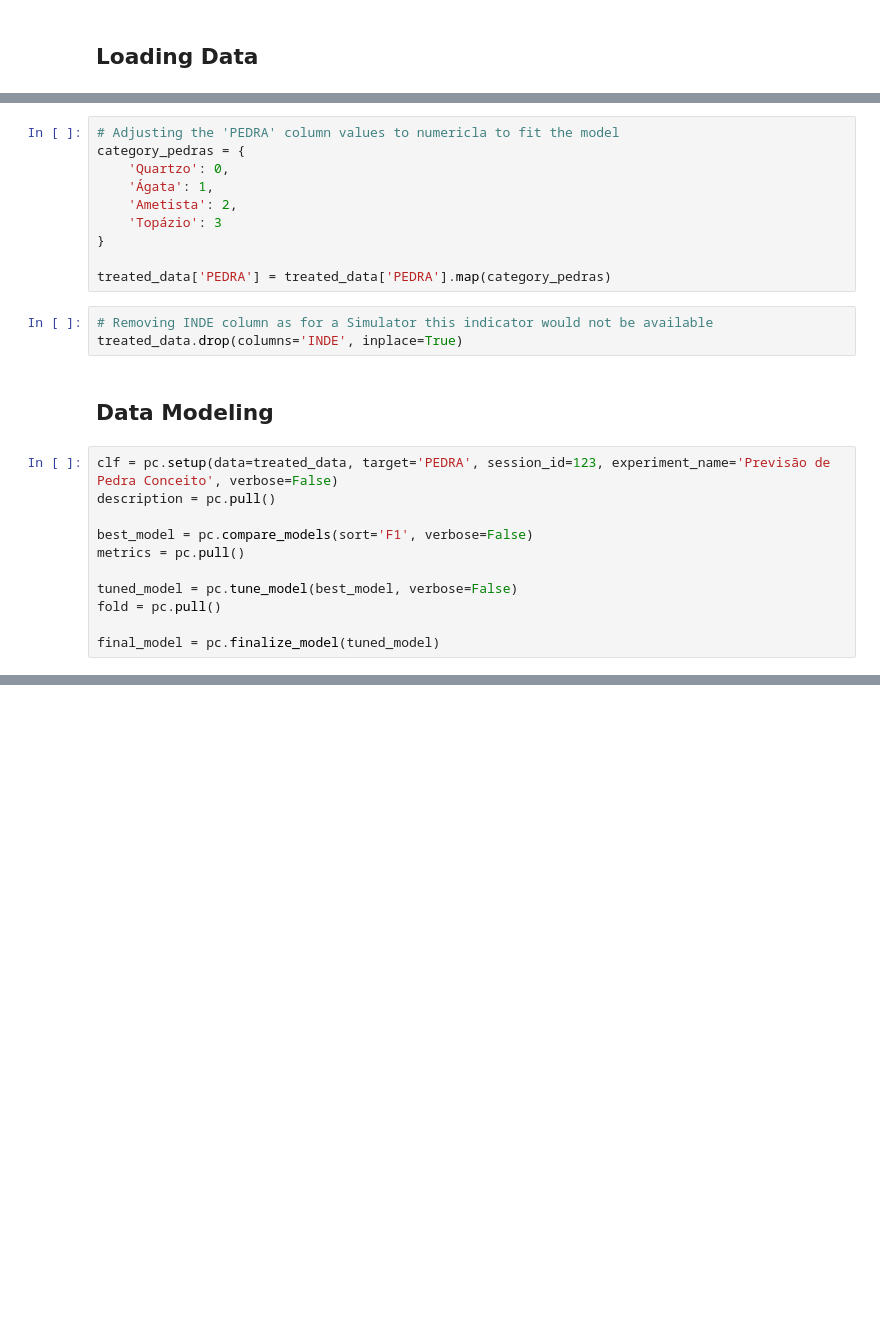
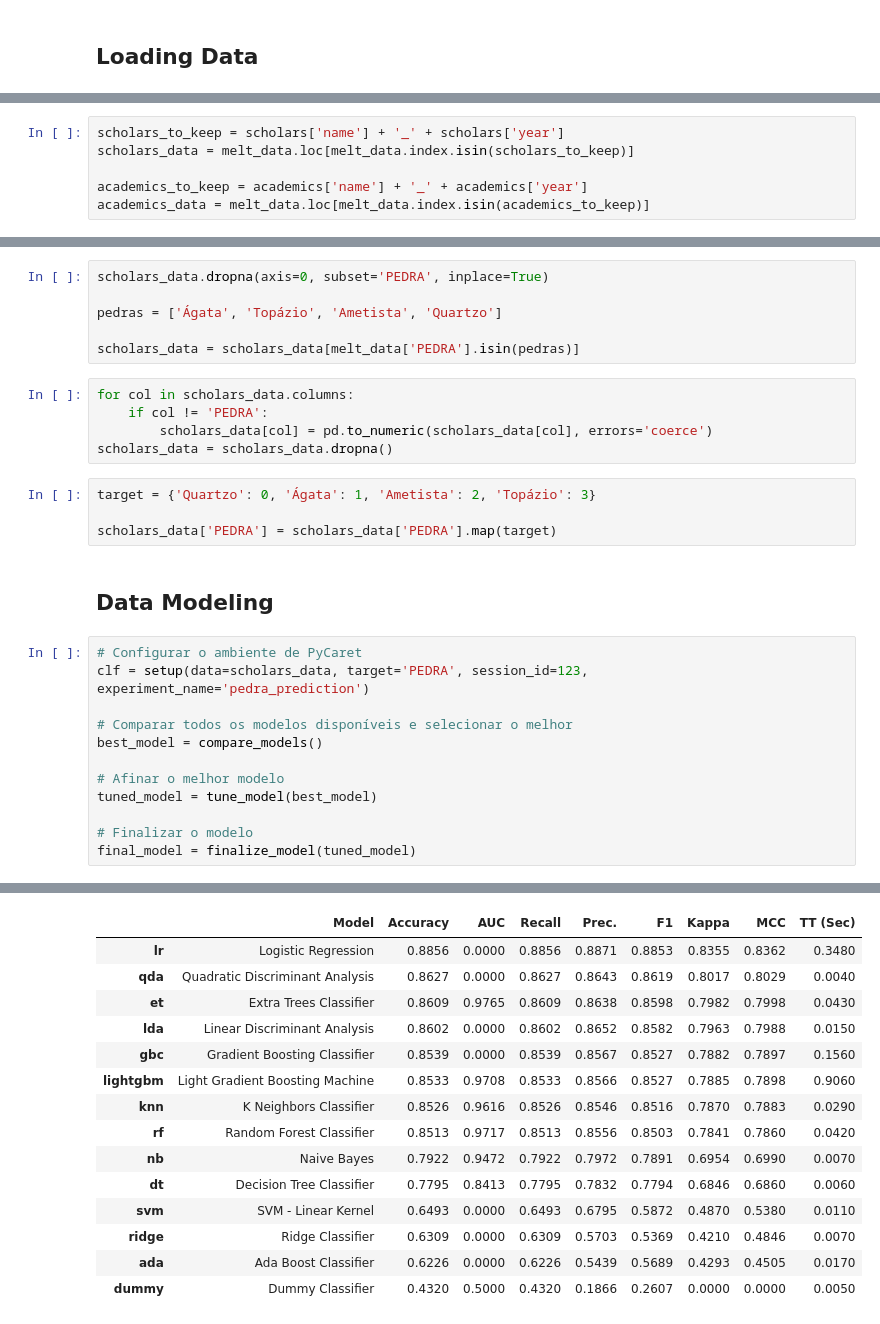
Before and after one commit to andersonpacheco1/passos-magicos-datathon, a Jupyter notebook: notebooks/1.6-aps-testing-models.ipynb, the cells around one changed output, grey strips where cells are left out. Drawn from its saved outputs; the diff is of its cells as text; blank space fills up the shorter version.

Commit message:
description

```diff
--- a/notebooks/1.6-aps-testing-models.ipynb
+++ b/notebooks/1.6-aps-testing-models.ipynb
@@ -96,0 +100,6 @@ treated_data = treated_data.dropna(thresh=6).reset_index(drop=True)
+# %%
+scholars_to_keep = scholars['name'] + '_' + scholars['year']
+scholars_data = melt_data.loc[melt_data.index.isin(scholars_to_keep)]
+
+academics_to_keep = academics['name'] + '_' + academics['year']
+academics_data = melt_data.loc[melt_data.index.isin(academics_to_keep)]
@@ -97,26 +123,30 @@ treated_data = treated_data.dropna(thresh=6).reset_index(drop=True)
+# %%
+scholars_data.dropna(axis=0, subset='PEDRA', inplace=True)
+
+pedras = ['Ágata', 'Topázio', 'Ametista', 'Quartzo']
+
+scholars_data = scholars_data[melt_data['PEDRA'].isin(pedras)]
+# %%
+for col in scholars_data.columns:
+	if col != 'PEDRA':
+		scholars_data[col] = pd.to_numeric(scholars_data[col], errors='coerce')
+scholars_data = scholars_data.dropna()
 # %%
-# Adjusting the 'PEDRA' column values to numericla to fit the model
-category_pedras = {
-    'Quartzo': 0,
-    'Ágata': 1,
-    'Ametista': 2,
-    'Topázio': 3
-}
+target = {'Quartzo': 0, 'Ágata': 1, 'Ametista': 2, 'Topázio': 3}
 
-treated_data['PEDRA'] = treated_data['PEDRA'].map(category_pedras)
+scholars_data['PEDRA'] = scholars_data['PEDRA'].map(target)
-# %%
-# Removing INDE column as for a Simulator this indicator would not be available
-treated_data.drop(columns='INDE', inplace=True)
 # %% [markdown]
 ## Data Modeling
-# %%
-clf = pc.setup(data=treated_data, target='PEDRA', session_id=123, experiment_name='Previsão de Pedra Conceito', verbose=False)
-description = pc.pull()
-
-best_model = pc.compare_models(sort='F1', verbose=False)
-metrics = pc.pull()
-
-tuned_model = pc.tune_model(best_model, verbose=False)
-fold = pc.pull()
-
-final_model = pc.finalize_model(tuned_model)
+# %%
+# Configurar o ambiente de PyCaret
+clf = setup(data=scholars_data, target='PEDRA', session_id=123, experiment_name='pedra_prediction')
+
+# Comparar todos os modelos disponíveis e selecionar o melhor
+best_model = compare_models()
+
+# Afinar o melhor modelo
+tuned_model = tune_model(best_model)
+
+# Finalizar o modelo
+final_model = finalize_model(tuned_model)
+# %% [output]
@@ -122,0 +171,15 @@ final_model = pc.finalize_model(tuned_model)
+|  | Model | Accuracy | AUC | Recall | Prec. | F1 | Kappa | MCC | TT (Sec) |
+| lr | Logistic Regression | 0.8856 | 0.0000 | 0.8856 | 0.8871 | 0.8853 | 0.8355 | 0.8362 | 0.3480 |
+| qda | Quadratic Discriminant Analysis | 0.8627 | 0.0000 | 0.8627 | 0.8643 | 0.8619 | 0.8017 | 0.8029 | 0.0040 |
+| et | Extra Trees Classifier | 0.8609 | 0.9765 | 0.8609 | 0.8638 | 0.8598 | 0.7982 | 0.7998 | 0.0430 |
+| lda | Linear Discriminant Analysis | 0.8602 | 0.0000 | 0.8602 | 0.8652 | 0.8582 | 0.7963 | 0.7988 | 0.0150 |
+| gbc | Gradient Boosting Classifier | 0.8539 | 0.0000 | 0.8539 | 0.8567 | 0.8527 | 0.7882 | 0.7897 | 0.1560 |
+| lightgbm | Light Gradient Boosting Machine | 0.8533 | 0.9708 | 0.8533 | 0.8566 | 0.8527 | 0.7885 | 0.7898 | 0.9060 |
+| knn | K Neighbors Classifier | 0.8526 | 0.9616 | 0.8526 | 0.8546 | 0.8516 | 0.7870 | 0.7883 | 0.0290 |
+| rf | Random Forest Classifier | 0.8513 | 0.9717 | 0.8513 | 0.8556 | 0.8503 | 0.7841 | 0.7860 | 0.0420 |
+| nb | Naive Bayes | 0.7922 | 0.9472 | 0.7922 | 0.7972 | 0.7891 | 0.6954 | 0.6990 | 0.0070 |
+| dt | Decision Tree Classifier | 0.7795 | 0.8413 | 0.7795 | 0.7832 | 0.7794 | 0.6846 | 0.6860 | 0.0060 |
+| svm | SVM - Linear Kernel | 0.6493 | 0.0000 | 0.6493 | 0.6795 | 0.5872 | 0.4870 | 0.5380 | 0.0110 |
+| ridge | Ridge Classifier | 0.6309 | 0.0000 | 0.6309 | 0.5703 | 0.5369 | 0.4210 | 0.4846 | 0.0070 |
+| ada | Ada Boost Classifier | 0.6226 | 0.0000 | 0.6226 | 0.5439 | 0.5689 | 0.4293 | 0.4505 | 0.0170 |
+| dummy | Dummy Classifier | 0.4320 | 0.5000 | 0.4320 | 0.1866 | 0.2607 | 0.0000 | 0.0000 | 0.0050 |
```
Also changed, not shown: parts of 36 cells of this notebook, 11 other files.
